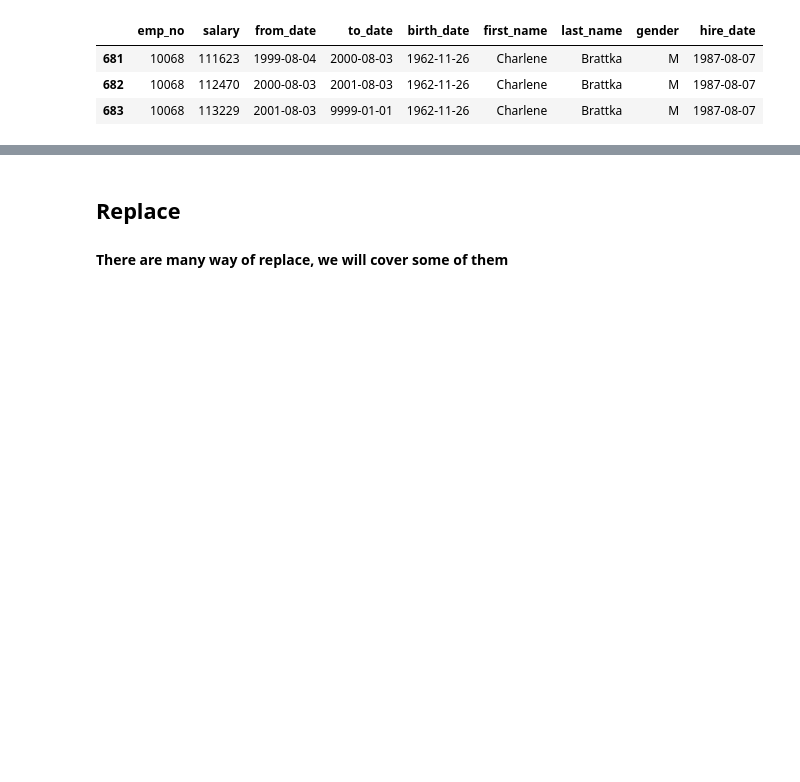
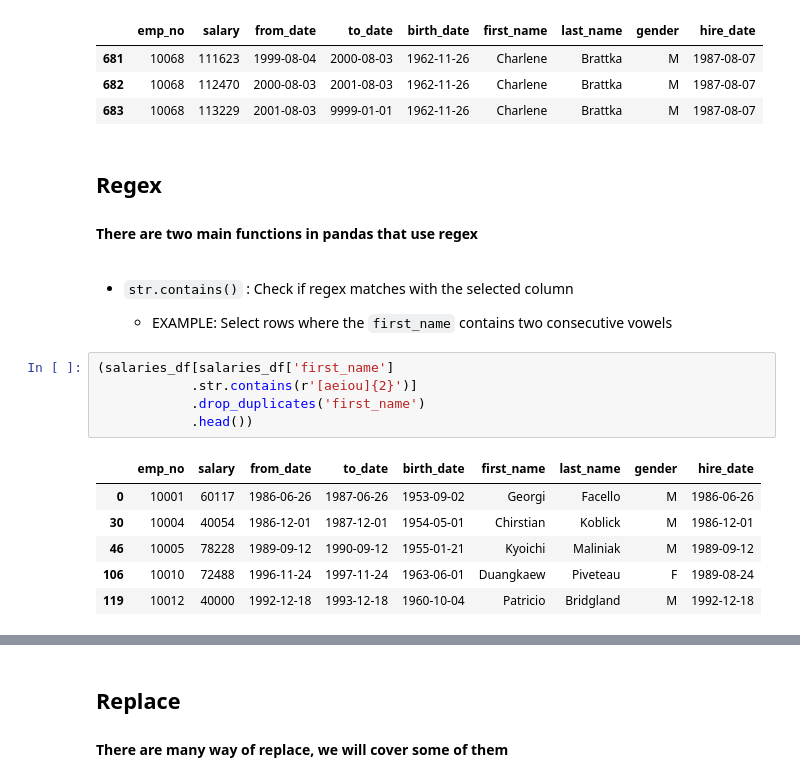
Before and after one commit to BrianFG/data_science_class, a Jupyter notebook: mid_term_review/pandas_basics.ipynb, the cells around one changed output, grey strips where cells are left out. Drawn from its saved outputs; the diff is of its cells as text; blank space fills up the shorter version.

```diff
--- a/mid_term_review/pandas_basics.ipynb
+++ b/mid_term_review/pandas_basics.ipynb
@@ -38,3 +66,23 @@ salaries_df.query("salary > 110000")
 | 681 | 10068 | 111623 | 1999-08-04 | 2000-08-03 | 1962-11-26 | Charlene | Brattka | M | 1987-08-07 |
 | 682 | 10068 | 112470 | 2000-08-03 | 2001-08-03 | 1962-11-26 | Charlene | Brattka | M | 1987-08-07 |
 | 683 | 10068 | 113229 | 2001-08-03 | 9999-01-01 | 1962-11-26 | Charlene | Brattka | M | 1987-08-07 |
+# %% [markdown]
+## Regex
+#### There are two main functions in pandas that use regex
+# %% [markdown]
+- `str.contains()` : Check if regex matches with the selected column
+
+
+    - EXAMPLE: Select rows where the `first_name` contains two consecutive vowels
+# %%
+(salaries_df[salaries_df['first_name']
+            .str.contains(r'[aeiou]{2}')]
+            .drop_duplicates('first_name')
+            .head())
+# %% [output]
+|  | emp_no | salary | from_date | to_date | birth_date | first_name | last_name | gender | hire_date |
+| 0 | 10001 | 60117 | 1986-06-26 | 1987-06-26 | 1953-09-02 | Georgi | Facello | M | 1986-06-26 |
+| 30 | 10004 | 40054 | 1986-12-01 | 1987-12-01 | 1954-05-01 | Chirstian | Koblick | M | 1986-12-01 |
+| 46 | 10005 | 78228 | 1989-09-12 | 1990-09-12 | 1955-01-21 | Kyoichi | Maliniak | M | 1989-09-12 |
+| 106 | 10010 | 72488 | 1996-11-24 | 1997-11-24 | 1963-06-01 | Duangkaew | Piveteau | F | 1989-08-24 |
+| 119 | 10012 | 40000 | 1992-12-18 | 1993-12-18 | 1960-10-04 | Patricio | Bridgland | M | 1992-12-18 |
```
Also changed, not shown: parts of 12 cells of this notebook, 1 other file.
